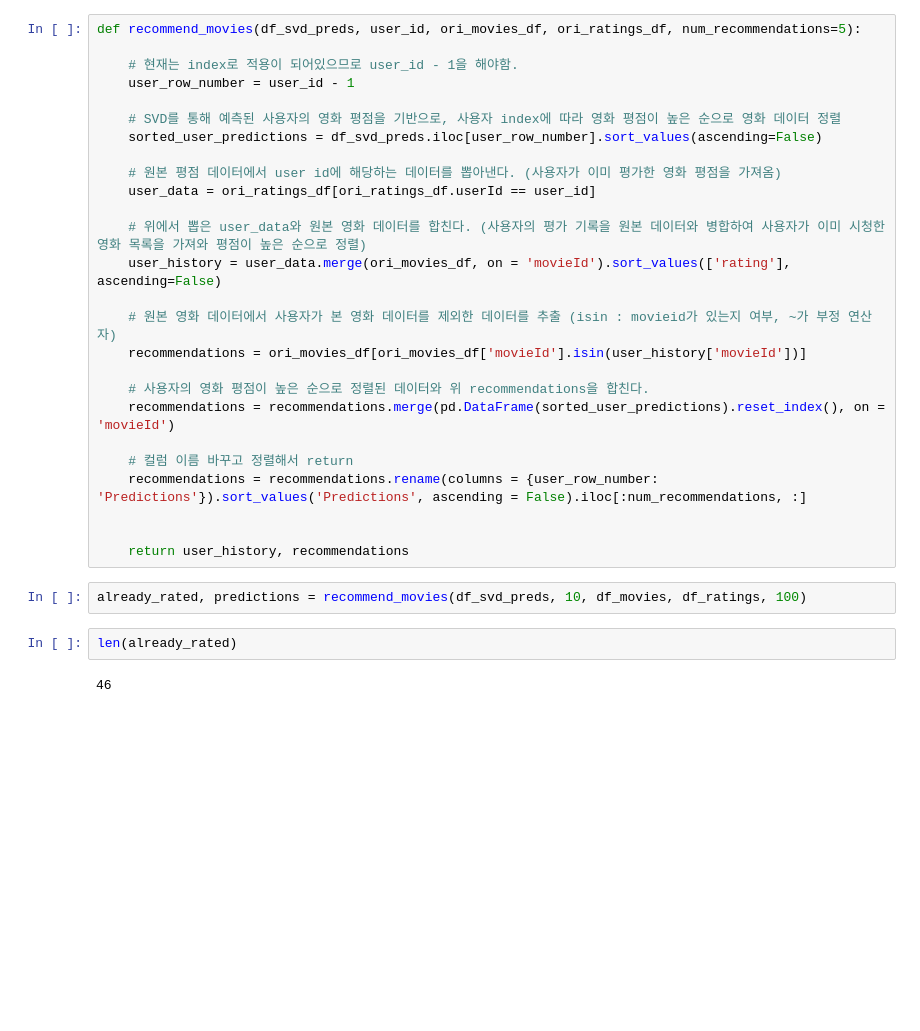
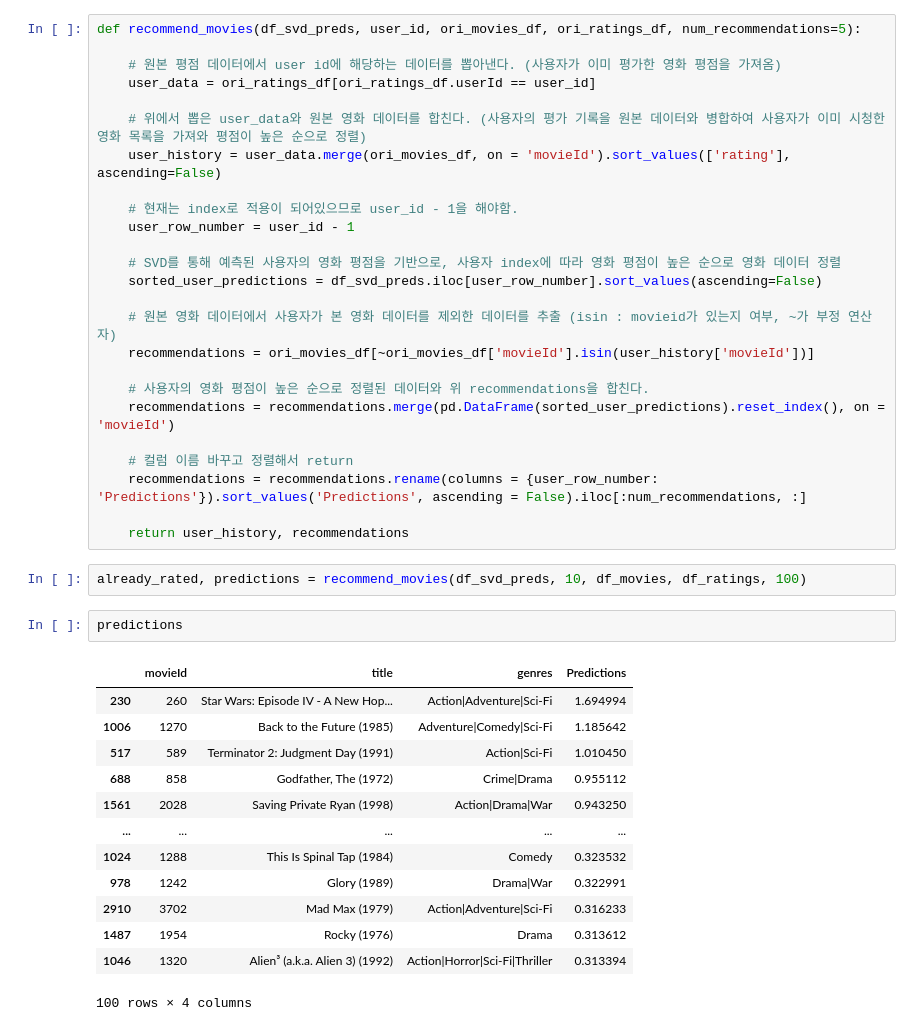
Before and after one commit to pjh09050/Whyout, a Jupyter notebook: SVD.ipynb, the cells around one changed output. Saved outputs shown, nothing was run; the diff lists cells and outputs as text; blank space fills up the shorter version.

```diff
--- a/SVD.ipynb
+++ b/SVD.ipynb
@@ -81,6 +81,12 @@ df_svd_preds
 671 rows × 9066 columns
 # %%
 def recommend_movies(df_svd_preds, user_id, ori_movies_df, ori_ratings_df, num_recommendations=5):
+
+    # 원본 평점 데이터에서 user id에 해당하는 데이터를 뽑아낸다. (사용자가 이미 평가한 영화 평점을 가져옴)
+    user_data = ori_ratings_df[ori_ratings_df.userId == user_id]
+
+    # 위에서 뽑은 user_data와 원본 영화 데이터를 합친다. (사용자의 평가 기록을 원본 데이터와 병합하여 사용자가 이미 시청한 영화 목록을 가져와 평점이 높은 순으로 정렬)
+    user_history = user_data.merge(ori_movies_df, on = 'movieId').sort_values(['rating'], ascending=False)
 
     # 현재는 index로 적용이 되어있으므로 user_id - 1을 해야함.
     user_row_number = user_id - 1
@@ -88,14 +94,8 @@ def recommend_movies(df_svd_preds, user_id, ori_movies_df, ori_ratings_df, num_r
     # SVD를 통해 예측된 사용자의 영화 평점을 기반으로, 사용자 index에 따라 영화 평점이 높은 순으로 영화 데이터 정렬
     sorted_user_predictions = df_svd_preds.iloc[user_row_number].sort_values(ascending=False)
 
-    # 원본 평점 데이터에서 user id에 해당하는 데이터를 뽑아낸다. (사용자가 이미 평가한 영화 평점을 가져옴)
-    user_data = ori_ratings_df[ori_ratings_df.userId == user_id]
-
-    # 위에서 뽑은 user_data와 원본 영화 데이터를 합친다. (사용자의 평가 기록을 원본 데이터와 병합하여 사용자가 이미 시청한 영화 목록을 가져와 평점이 높은 순으로 정렬)
-    user_history = user_data.merge(ori_movies_df, on = 'movieId').sort_values(['rating'], ascending=False)
-
     # 원본 영화 데이터에서 사용자가 본 영화 데이터를 제외한 데이터를 추출 (isin : movieid가 있는지 여부, ~가 부정 연산자)
-    recommendations = ori_movies_df[ori_movies_df['movieId'].isin(user_history['movieId'])]
+    recommendations = ori_movies_df[~ori_movies_df['movieId'].isin(user_history['movieId'])]
 
     # 사용자의 영화 평점이 높은 순으로 정렬된 데이터와 위 recommendations을 합친다.
     recommendations = recommendations.merge(pd.DataFrame(sorted_user_predictions).reset_index(), on = 'movieId')
@@ -103,14 +103,25 @@ def recommend_movies(df_svd_preds, user_id, ori_movies_df, ori_ratings_df, num_r
     # 컬럼 이름 바꾸고 정렬해서 return
     recommendations = recommendations.rename(columns = {user_row_number: 'Predictions'}).sort_values('Predictions', ascending = False).iloc[:num_recommendations, :]
 
-
     return user_history, recommendations
 # %%
 already_rated, predictions = recommend_movies(df_svd_preds, 10, df_movies, df_ratings, 100)
-# %%
-len(already_rated)
-# %% [output]
-46
+# %%
+predictions
+# %% [output]
+|  | movieId | title | genres | Predictions |
+| 230 | 260 | Star Wars: Episode IV - A New Hop... | Action|Adventure|Sci-Fi | 1.694994 |
+| 1006 | 1270 | Back to the Future (1985) | Adventure|Comedy|Sci-Fi | 1.185642 |
+| 517 | 589 | Terminator 2: Judgment Day (1991) | Action|Sci-Fi | 1.010450 |
+| 688 | 858 | Godfather, The (1972) | Crime|Drama | 0.955112 |
+| 1561 | 2028 | Saving Private Ryan (1998) | Action|Drama|War | 0.943250 |
+| ... | ... | ... | ... | ... |
+| 1024 | 1288 | This Is Spinal Tap (1984) | Comedy | 0.323532 |
+| 978 | 1242 | Glory (1989) | Drama|War | 0.322991 |
+| 2910 | 3702 | Mad Max (1979) | Action|Adventure|Sci-Fi | 0.316233 |
+| 1487 | 1954 | Rocky (1976) | Drama | 0.313612 |
+| 1046 | 1320 | Alien³ (a.k.a. Alien 3) (1992) | Action|Horror|Sci-Fi|Thriller | 0.313394 |
+100 rows × 4 columns
 # %%
 def evaluate_recommendations(user_id, recommendations, actual_ratings, k=20):
 
```
Also changed, not shown: parts of 1 cell of this notebook.
